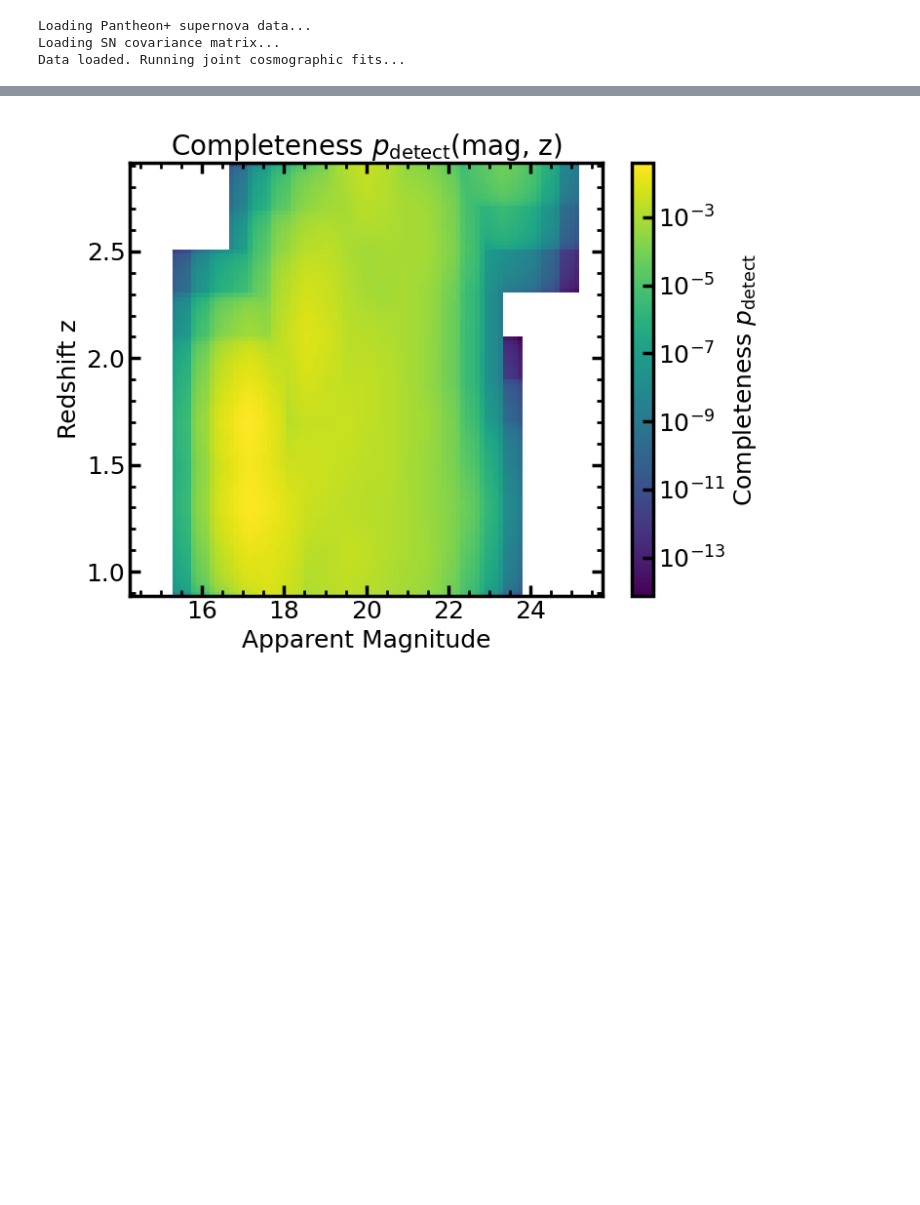
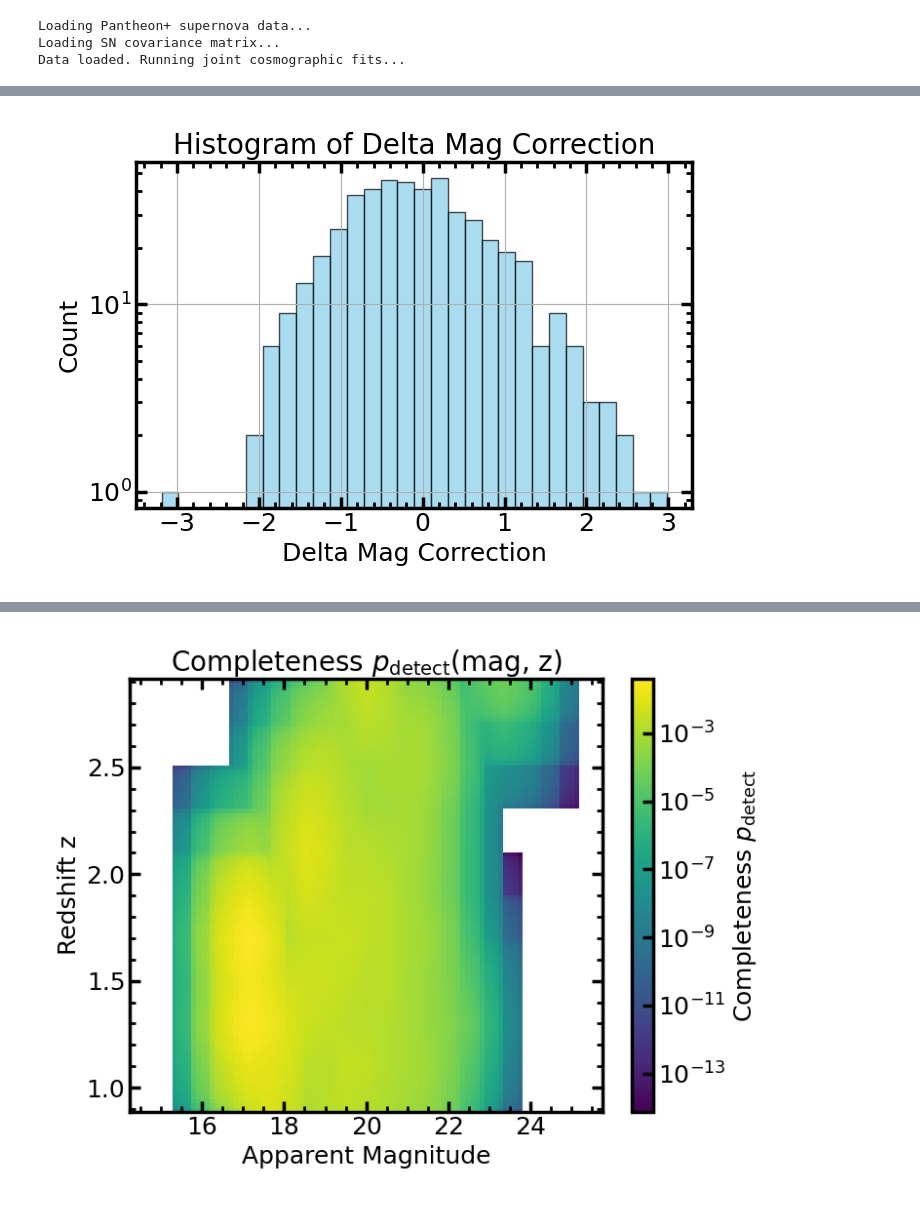
Before and after one commit to dutra/qvc, a Jupyter notebook: tutorials/hubble diagram py.ipynb, the cells around one changed output, grey strips where cells are left out. Drawn from its saved outputs; the diff is of its cells as text; code cells hidden in the pictures; blank space fills up the shorter version.

```diff
--- a/tutorials/hubble diagram py.ipynb
+++ b/tutorials/hubble diagram py.ipynb
@@ -122,0 +71,42 @@ plt.show()
+# %%
+# compute delta mag correction
+#from hubble_plotting import compute_per_object_delta_mag
+#from scipy.interpolate import interp1d
+#completeness_params = get_completeness_function_simple(20)
+#p_detect, mag_eval, dm = completeness_params
+
+# flat_samples = sampler.get_chain(discard=0, thin=1, flat=True)
+# median_theta = np.median(flat_samples, axis=0)
+
+# ll, norm_correction, m_model = log_likelihood(
+#     median_theta, cosmo_model,
+#     df_agn, df_pantheon, completeness_params,
+#     only_sna=False, use_full_cov=False,
+#     return_params=True
+# )
+# delta_mag_arr = apply_delta_mag_correction(df_agn, mu_pred_median, df_agn['z'], norm_correction, p_detect, n_bins=8)
+#p_detect_interp = interp1d(mag_eval, p_detect, bounds_error=False, fill_value=0.0)
+
+#delta_mag_arr = compute_per_object_delta_mag(df_agn, p_detect_interp, delta_m=0.01)
+
+from hubble_utils import compute_delta_mag_bias, compute_delta_mag_bias_2d
+#delta_mag_arr = compute_delta_mag_bias_2d(df_agn['apparent_mag_i'], 20)
+# First, get completeness function and related parameters
+
+completeness2d, mag_centers, z_centers, dm, dz = get_completeness_function_2d(df_agn)
+# Then compute delta mag bias correction
+delta_mag_arr = compute_delta_mag_bias_2d(df_agn, completeness2d, mag_centers, z_centers, dm)
+
+
+plt.figure(figsize=(7, 5))
+#delta_mag_arr = delta_mag_arr[delta_mag_arr < 1000]
+plt.hist(delta_mag_arr[~np.isnan(delta_mag_arr) & np.isfinite(delta_mag_arr)], bins=30, color='skyblue', edgecolor='k', alpha=0.7)
+plt.xlabel('Delta Mag Correction')
+plt.ylabel('Count')
+plt.title('Histogram of Delta Mag Correction')
+plt.grid(True)
+plt.yscale('log')
+plt.tight_layout()
+plt.show()
+# %% [output]
+[figure, added]
```
Also changed, not shown: parts of 17 cells of this notebook, 6 other files.
